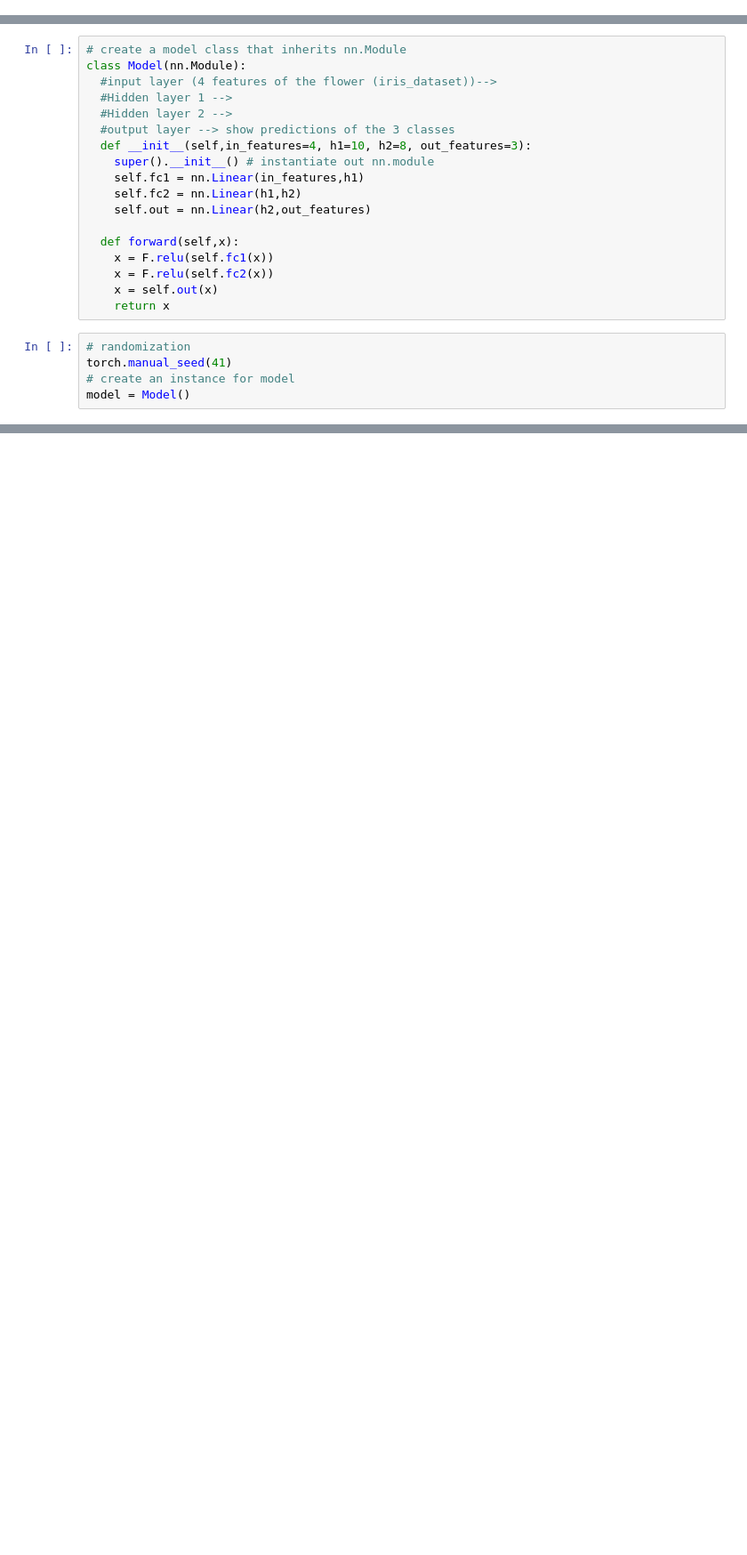
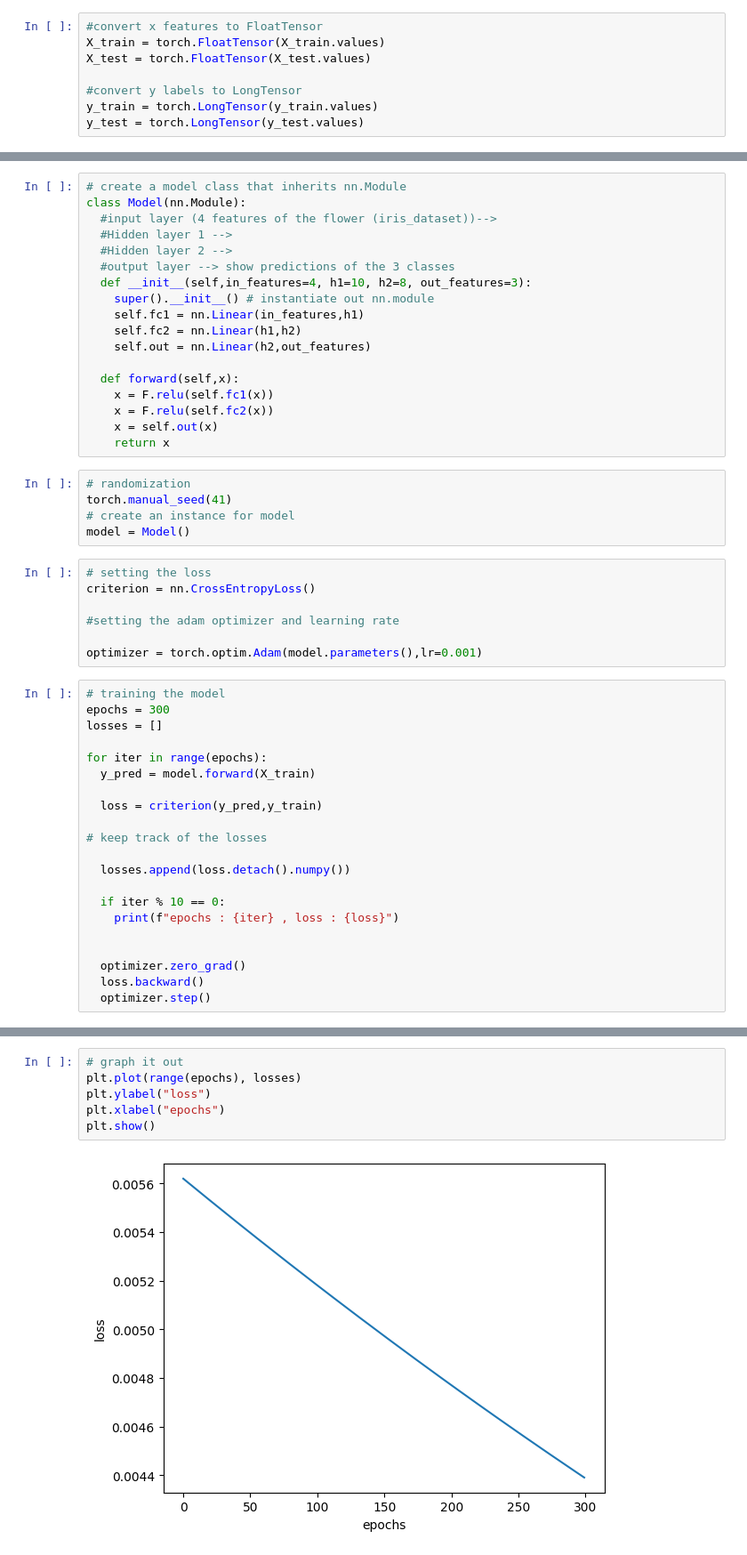
Before and after one commit to Noors-lab/pytorch_stuffs, a Jupyter notebook: simple_nn.ipynb, the cells around one changed output, grey strips where cells are left out. Shown at 89% size. Saved outputs shown, nothing was run; the diff lists cells and outputs as text; blank space fills up the shorter version.

Commit message:
completed simple Iris NN model

```diff
--- a/simple_nn.ipynb
+++ b/simple_nn.ipynb
@@ -8,0 +54,8 @@ import torch.nn.functional as F
+# %%
+#convert x features to FloatTensor
+X_train = torch.FloatTensor(X_train.values)
+X_test = torch.FloatTensor(X_test.values)
+
+#convert y labels to LongTensor
+y_train = torch.LongTensor(y_train.values)
+y_test = torch.LongTensor(y_test.values)
@@ -29,3 +84,31 @@ class Model(nn.Module):
 torch.manual_seed(41)
 # create an instance for model
 model = Model()
+# %%
+# setting the loss
+criterion = nn.CrossEntropyLoss()
+
+#setting the adam optimizer and learning rate
+
+optimizer = torch.optim.Adam(model.parameters(),lr=0.001)
+# %%
+# training the model
+epochs = 300
+losses = []
+
+for iter in range(epochs):
+  y_pred = model.forward(X_train)
+
+  loss = criterion(y_pred,y_train)
+
+# keep track of the losses
+
+  losses.append(loss.detach().numpy())
+
+  if iter % 10 == 0:
+    print(f"epochs : {iter} , loss : {loss}")
+
+
+  optimizer.zero_grad()
+  loss.backward()
+  optimizer.step()
@@ -31,0 +133,8 @@ model = Model()
+# %%
+# graph it out
+plt.plot(range(epochs), losses)
+plt.ylabel("loss")
+plt.xlabel("epochs")
+plt.show()
+# %% [output]
+[figure, added]
```
Also changed, not shown: parts of 12 cells of this notebook.
